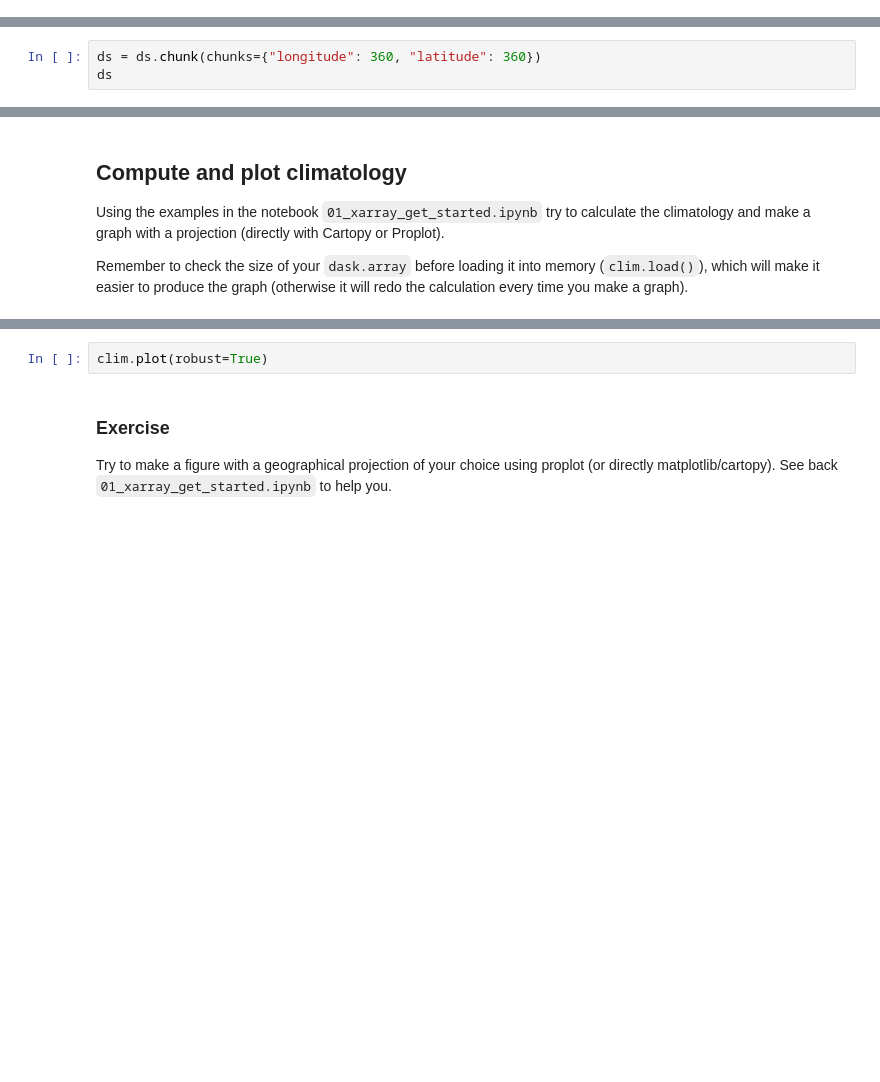
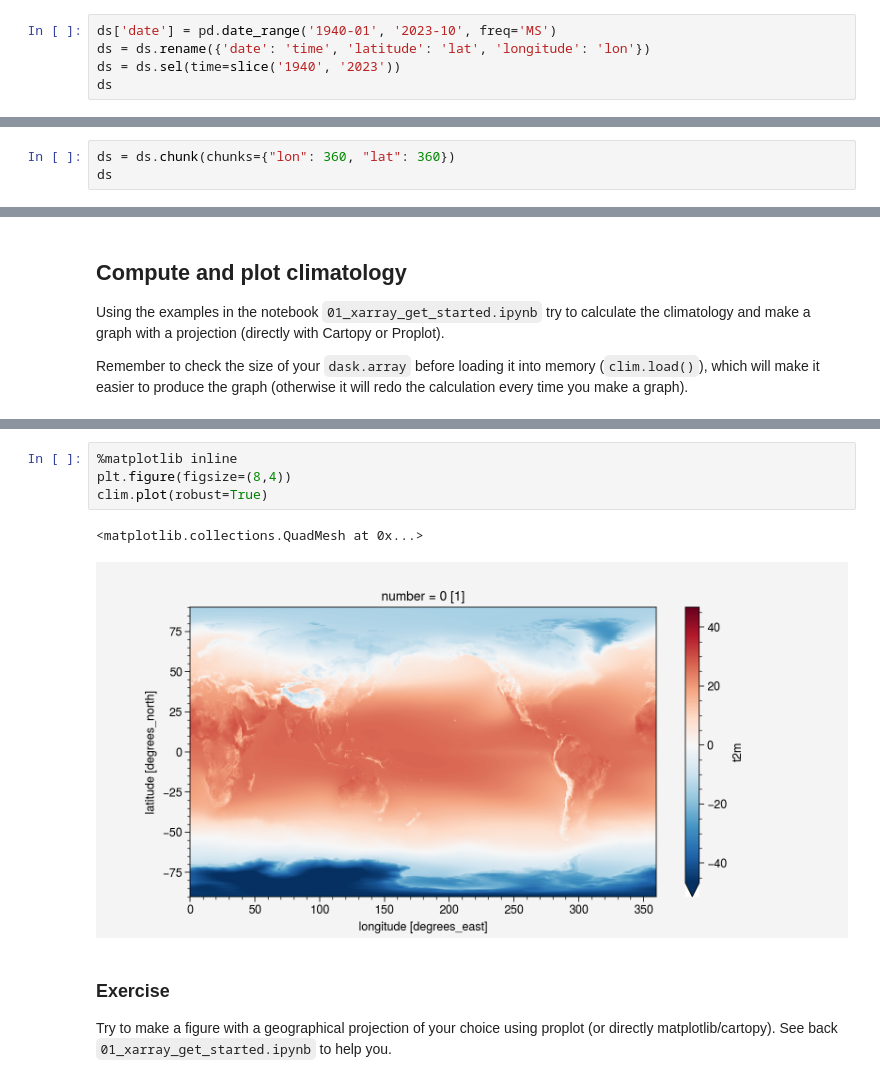
Before and after one commit to mickaellalande/Numerilab, a Jupyter notebook: 02_ERA5.ipynb, the cells around one changed output, grey strips where cells are left out. Drawn from its saved outputs; the diff is of its cells as text; blank space fills up the shorter version.

```diff
--- a/02_ERA5.ipynb
+++ b/02_ERA5.ipynb
@@ -100,0 +156,5 @@ ds # ds as dataset
+# %%
+ds['date'] = pd.date_range('1940-01', '2023-10', freq='MS')
+ds = ds.rename({'date': 'time', 'latitude': 'lat', 'longitude': 'lon'})
+ds = ds.sel(time=slice('1940', '2023'))
+ds
@@ -132,3 +214,3 @@ ds.dims
 # %%
-ds = ds.chunk(chunks={"longitude": 360, "latitude": 360})
+ds = ds.chunk(chunks={"lon": 360, "lat": 360})
 ds
@@ -156,5 +378,10 @@ clim.load()
-# %%
-clim.plot(robust=True)
+# %%
+%matplotlib inline
+plt.figure(figsize=(8,4))
+clim.plot(robust=True)
+# %% [output]
+<matplotlib.collections.QuadMesh at 0x...>
+[figure, added]
 # %% [markdown]
 ### Exercise
 Try to make a figure with a geographical projection of your choice using proplot (or directly matplotlib/cartopy). See back `01_xarray_get_started.ipynb` to help you.
```
Also changed, not shown: parts of 38 cells of this notebook, 4 other files.
